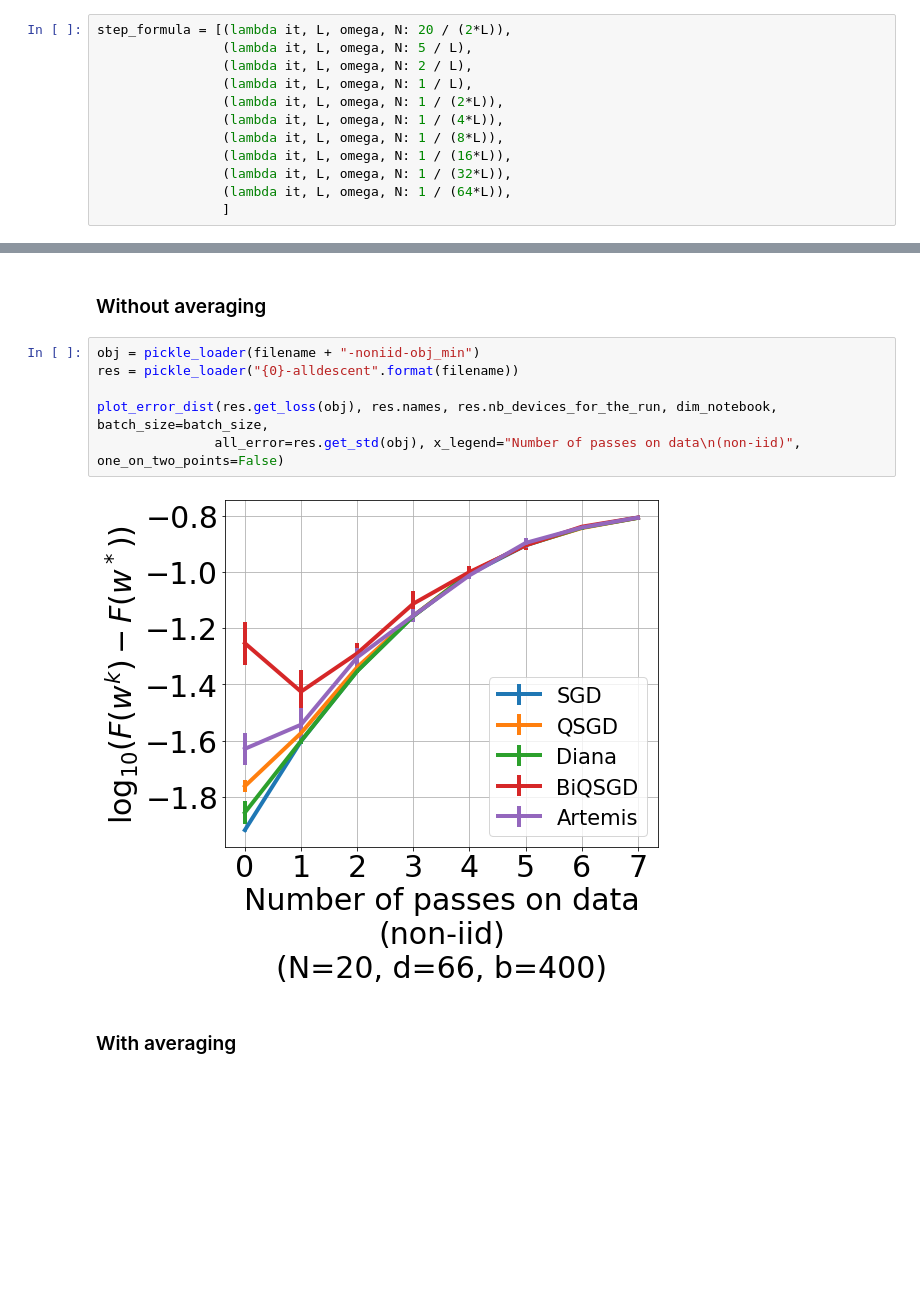
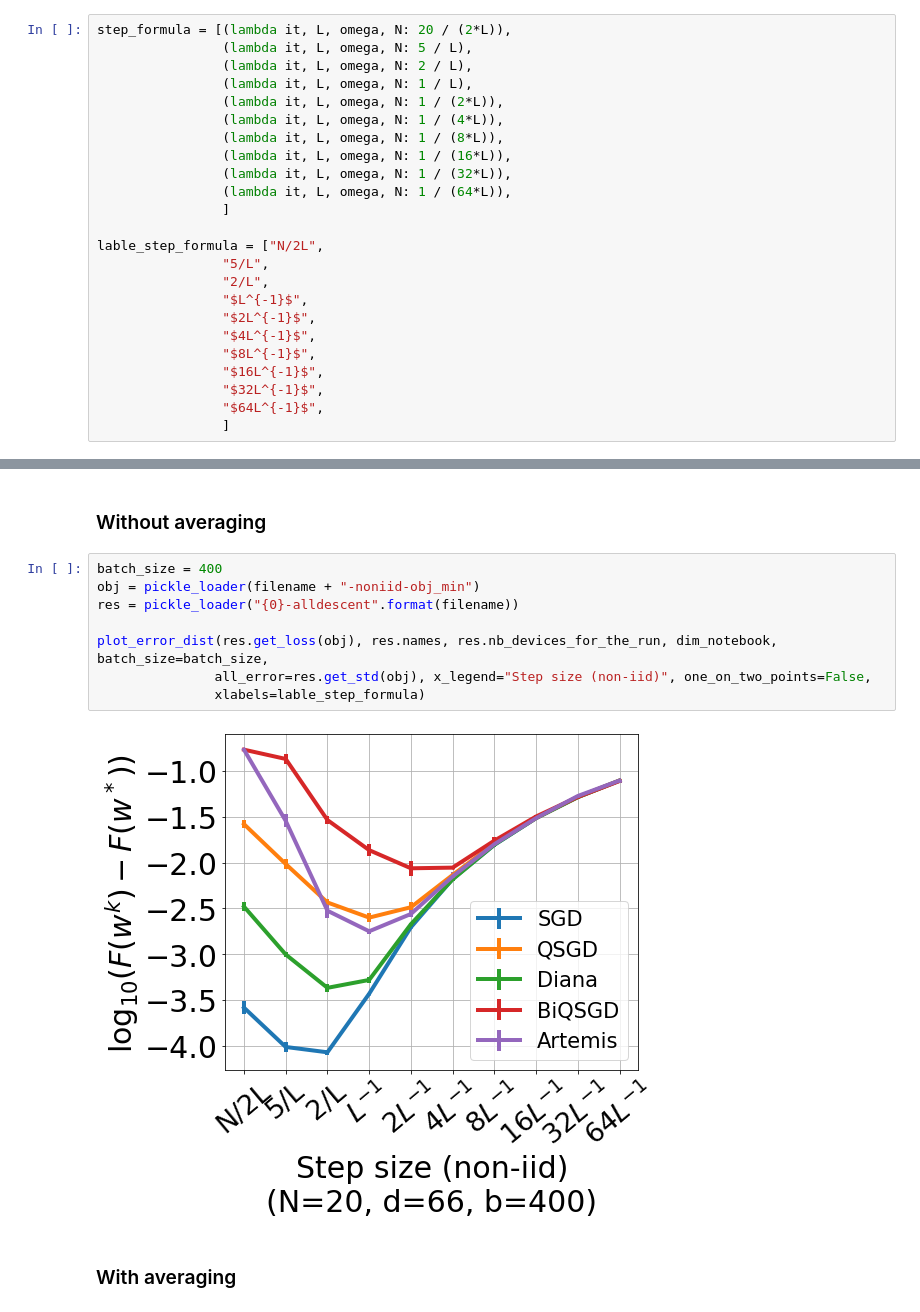
Before and after one commit to philipco/artemis-bidirectional-compression, a Jupyter notebook: notebook/quantum-gamma-limit.ipynb, the cells around one changed output, grey strips where cells are left out. Saved outputs shown, nothing was run; the diff lists cells and outputs as text; blank space fills up the shorter version.

```diff
--- a/notebook/quantum-gamma-limit.ipynb
+++ b/notebook/quantum-gamma-limit.ipynb
@@ -302,6 +302,18 @@ step_formula = [(lambda it, L, omega, N: 20 / (2*L)),
                 (lambda it, L, omega, N: 1 / (32*L)),
                 (lambda it, L, omega, N: 1 / (64*L)),
                 ]
+
+lable_step_formula = ["N/2L",
+                "5/L",
+                "2/L",
+                "$L^{-1}$",
+                "$2L^{-1}$",
+                "$4L^{-1}$",
+                "$8L^{-1}$",
+                "$16L^{-1}$",
+                "$32L^{-1}$",
+                "$64L^{-1}$",
+                ]
 # %% [markdown]
 ## Batch size $= 400$
 # %%
@@ -336,13 +348,15 @@ Wall time: 3h 41min 56s
 # %% [markdown]
 ### Without averaging
 # %%
+batch_size = 400
 obj = pickle_loader(filename + "-noniid-obj_min")
 res = pickle_loader("{0}-alldescent".format(filename))
 
 plot_error_dist(res.get_loss(obj), res.names, res.nb_devices_for_the_run, dim_notebook, batch_size=batch_size,
-               all_error=res.get_std(obj), x_legend="Number of passes on data\n(non-iid)", one_on_two_points=False)
+               all_error=res.get_std(obj), x_legend="Step size (non-iid)", one_on_two_points=False,
+               xlabels=lable_step_formula)
 # %% [output]
-[figure, old version]
+[figure, new version]
 # %% [markdown]
 ### With averaging
 # %%
```
Also changed, not shown: parts of 4 cells of this notebook, 3 other files.
